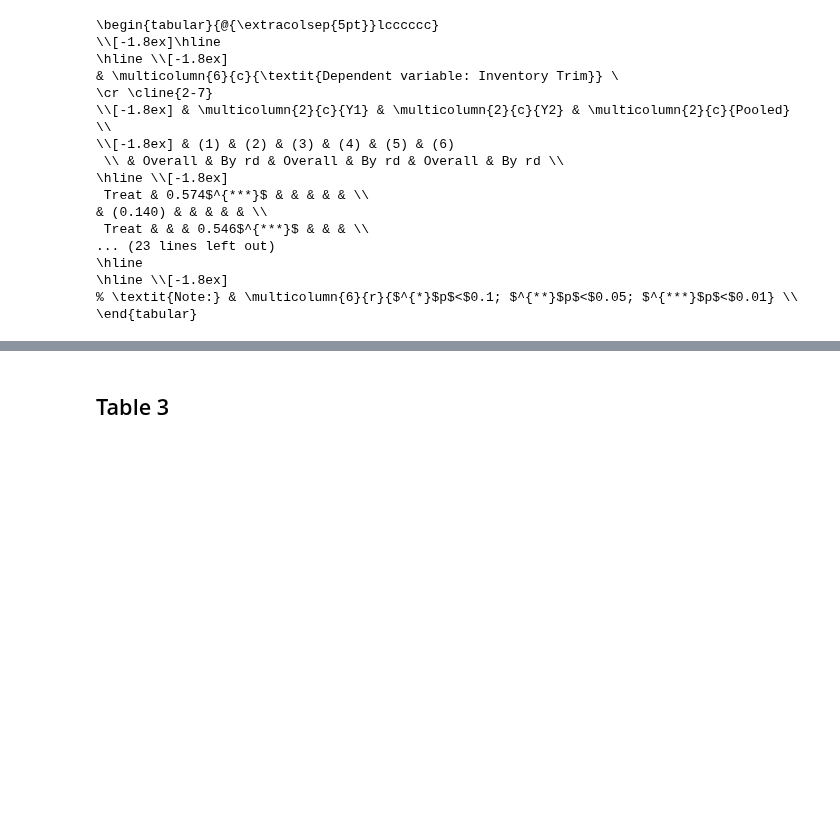
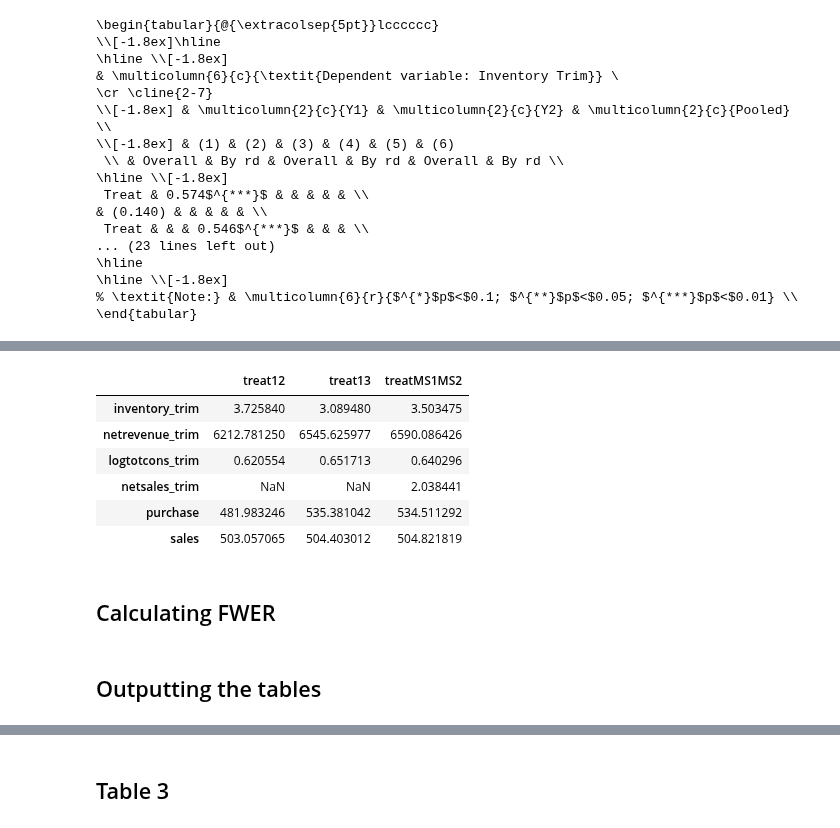
Before and after one commit to johanoelgaard/ECON148, a Jupyter notebook: proj/proj03/project_3.ipynb, the cells around one changed output, grey strips where cells are left out. Cells and saved outputs as stored; diff of their text form; code cells hidden in the pictures; blank space fills up the shorter version.

```diff
--- a/proj/proj03/project_3.ipynb
+++ b/proj/proj03/project_3.ipynb
@@ -369,0 +516,12 @@ print(latex_table2)
+# %%
+std_df
+# %% [output]
+|  | treat12 | treat13 | treatMS1MS2 |
+| inventory_trim | 3.725840 | 3.089480 | 3.503475 |
+| netrevenue_trim | 6212.781250 | 6545.625977 | 6590.086426 |
+| logtotcons_trim | 0.620554 | 0.651713 | 0.640296 |
+| netsales_trim | NaN | NaN | 2.038441 |
+| purchase | 481.983246 | 535.381042 | 534.511292 |
+| sales | 503.057065 | 504.403012 | 504.821819 |
+# %% [markdown]
+## Calculating FWER
@@ -369,0 +560,2 @@ print(latex_table2)
+# %% [markdown]
+## Outputting the tables
```
Also changed, not shown: parts of 33 cells of this notebook.
